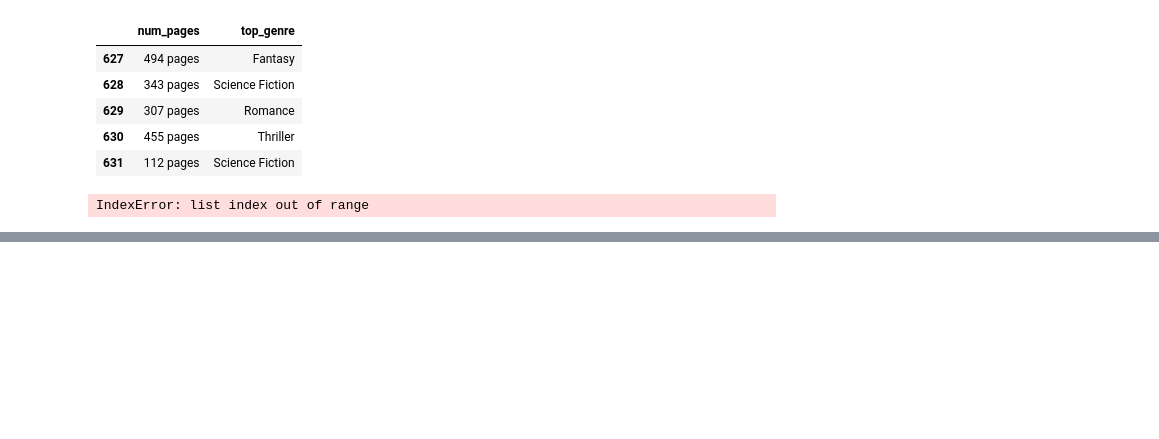
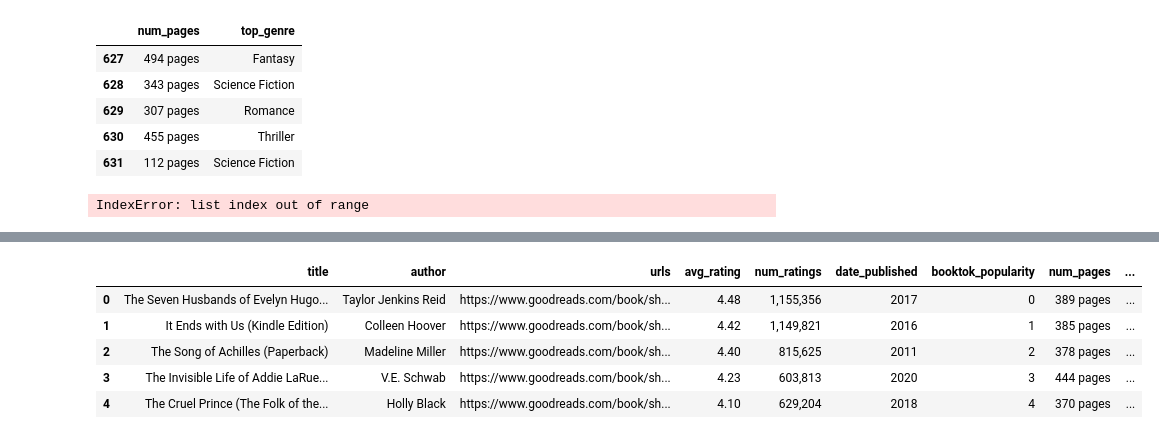
Before and after one commit to abigailasper/booktok-bestsellers, a Jupyter notebook: notebooks/goodreads_genre_pagenum_scraper.ipynb, the cells around one changed output, grey strips where cells are left out. Cells and saved outputs as stored; diff of their text form; code cells hidden in the pictures; blank space fills up the shorter version.

Commit message:
goodreads genre/page num scrape done

```diff
--- a/notebooks/goodreads_genre_pagenum_scraper.ipynb
+++ b/notebooks/goodreads_genre_pagenum_scraper.ipynb
@@ -200,0 +242,5 @@ num_pages2
+# %%
+#save to dataframe
+book_info2 = {'num_pages':num_pages2, 'top_genre':top_genre2}
+book_info2 = pd.DataFrame(book_info2)
+book_info2.head(20)
@@ -200,0 +276,4 @@ num_pages2
+# %%
+#merge book_info
+all_book_info = pd.concat([book_info1, book_info2], ignore_index=True)
+len(all_book_info)
@@ -200,0 +300,12 @@ num_pages2
+# %%
+#merge with books_df
+books_df['num_pages'] = all_book_info['num_pages']
+books_df['top_genre'] = all_book_info['top_genre']
+books_df.head()
+# %% [output]
+|  | title | author | urls | avg_rating | num_ratings | date_published | booktok_popularity | num_pages | ... |
+| 0 | The Seven Husbands of Evelyn Hugo... | Taylor Jenkins Reid | https://www.goodreads.com/book/sh... | 4.48 | 1,155,356 | 2017 | 0 | 389 pages | ... |
+| 1 | It Ends with Us (Kindle Edition) | Colleen Hoover | https://www.goodreads.com/book/sh... | 4.42 | 1,149,821 | 2016 | 1 | 385 pages | ... |
+| 2 | The Song of Achilles (Paperback) | Madeline Miller | https://www.goodreads.com/book/sh... | 4.40 | 815,625 | 2011 | 2 | 378 pages | ... |
+| 3 | The Invisible Life of Addie LaRue... | V.E. Schwab | https://www.goodreads.com/book/sh... | 4.23 | 603,813 | 2020 | 3 | 444 pages | ... |
+| 4 | The Cruel Prince (The Folk of the... | Holly Black | https://www.goodreads.com/book/sh... | 4.10 | 629,204 | 2018 | 4 | 370 pages | ... |
```
Also changed, not shown: parts of 13 cells of this notebook, 1 other file.
